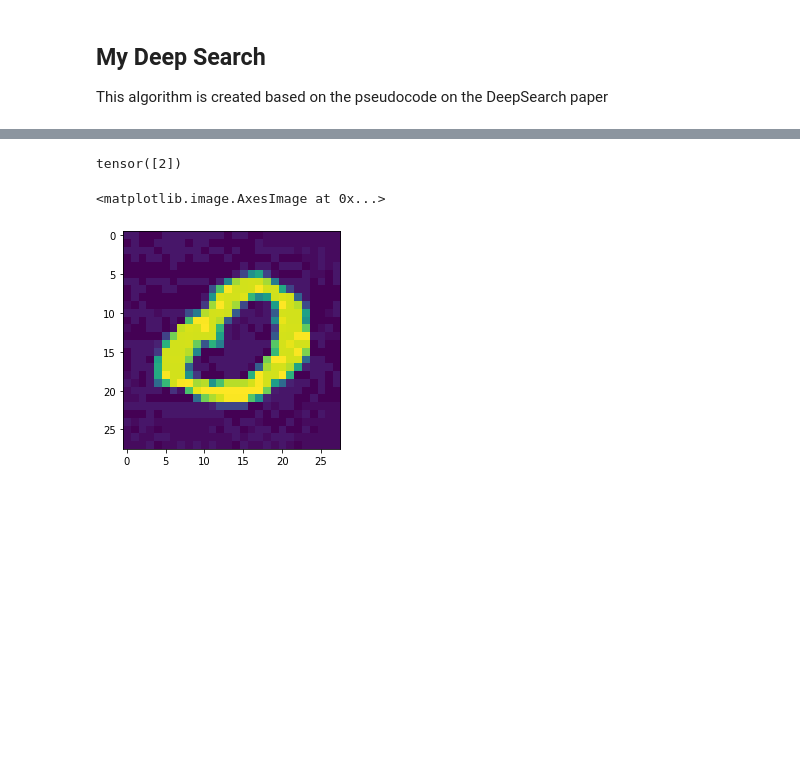
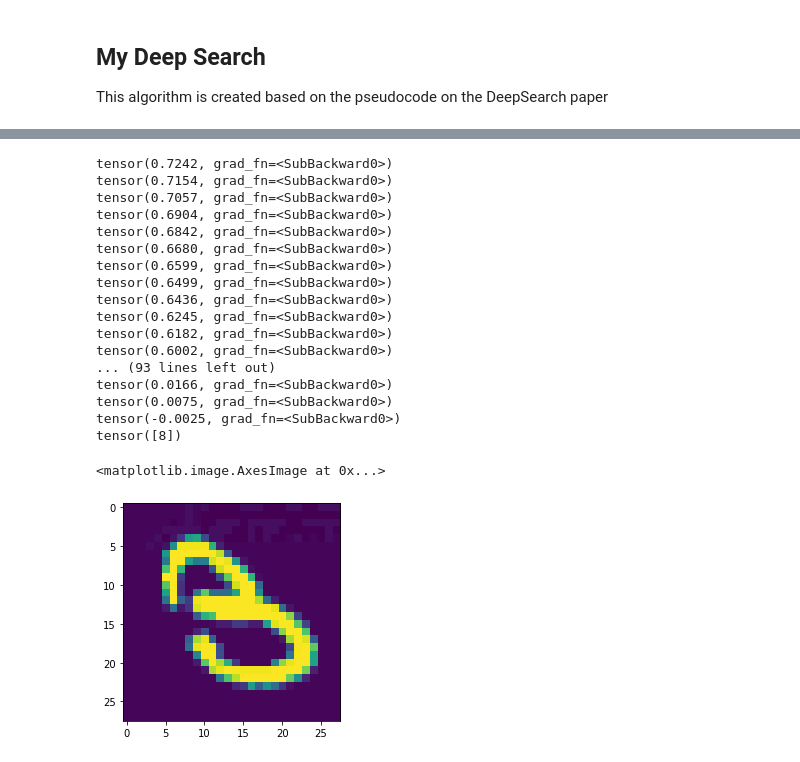
Before and after one commit to nokchalatte/adversarial-attack-alexnet, a Jupyter notebook: Deep_Search_Final.ipynb, the cells around one changed output, grey strips where cells are left out. Cells and saved outputs as stored; diff of their text form; code cells hidden in the pictures; blank space fills up the shorter version.

```diff
--- a/Deep_Search_Final.ipynb
+++ b/Deep_Search_Final.ipynb
@@ -38,16 +38,10 @@ torch.manual_seed(470)
 torch.cuda.manual_seed(470)
 
 args = edict()
-
-# basic options
-args.name = 'main'                   # experiment name.
-args.ckpt_dir = 'ckpts'              # checkpoint directory name.
-args.ckpt_iter = 10000               # how frequently checkpoints are saved.
-args.ckpt_reload = 'best'            # which checkpoint to re-load.
 args.gpu = True                      # whether or not to use gpu.
 
 # data options
-args.dataroot = 'dataset/mnist'    # where CIFAR10 images exist.
+args.dataroot = 'dataset/mnist'    # where MNIST images exist.
 args.batch_size = 128                # number of mini-batch size.
 
 # training options
@@ -471,30 +504,30 @@ def ApproxMax(x, f, interval):
       out = lower_x
   return out
 
-def ApproxMin(x, f, interval):
+def ApproxMin(x, f, model, interval, query, correct_class):
   x_size = x.size()
   x = x.view(-1)
   out = x
-  print('outside')
   for i in range(len(interval)):
-    before = f(out.view(x_size))
+    before, query = f(out.view(x_size), query)
     upper_x = out.clone()
     upper_x[i] = interval[i][1]
     lower_x = out.clone()
     lower_x[i] = interval[i][0]
-    # print(torch.all(new_xk.eq(x_k)))
-    if f(upper_x.view(x_size)) > f(lower_x.view(x_size)):
+    upper_x_f, query = f(upper_x.view(x_size), query)
+    lower_x_f, query = f(lower_x.view(x_size), query)
+    if upper_x_f > lower_x_f:
       new = lower_x
+      after = lower_x_f
     else:
       new = upper_x
-    after = f(new.view(x_size))
+      after = upper_x_f
     if after < before:
+      print(after)
       out = new
-      print("before")
-      print(before)
-      print("after")
-      print(after)
-  return out.view(x_size)
+    if after < 0 and multiclass_classify(model, x, query) == correct_class:
+      return out.view(x_size), query
+  return out.view(x_size), query
 
 # Assumption: if f(x) > 0, x is classified as class[0]
 def binary_classify(f, x):
@@ -625,9 +727,27 @@ tensor(-1.3711, grad_fn=<SubBackward0>)
 # %%
-# (success, image, calls) = ret
-res_output = model(res.view(1, 1, 28,28))
+sample_test = images[18].view(28, 28)
+(image_res, res, query) = DS_Multiclass(sample_test, model, 16/255, list(range(10)))
+res_output = model(image_res.view(1, 1, 28,28))
+# print(loop)
 print(res_output.argmax(1))
-plt.imshow(res.view(28, 28))
+plt.imshow(image_res.view(28, 28))
 # %% [output]
-tensor([2])
+tensor(0.7242, grad_fn=<SubBackward0>)
+tensor(0.7154, grad_fn=<SubBackward0>)
+tensor(0.7057, grad_fn=<SubBackward0>)
+tensor(0.6904, grad_fn=<SubBackward0>)
+tensor(0.6842, grad_fn=<SubBackward0>)
+tensor(0.6680, grad_fn=<SubBackward0>)
+tensor(0.6599, grad_fn=<SubBackward0>)
+tensor(0.6499, grad_fn=<SubBackward0>)
+tensor(0.6436, grad_fn=<SubBackward0>)
+tensor(0.6245, grad_fn=<SubBackward0>)
+tensor(0.6182, grad_fn=<SubBackward0>)
+tensor(0.6002, grad_fn=<SubBackward0>)
+... (93 lines left out)
+tensor(0.0166, grad_fn=<SubBackward0>)
+tensor(0.0075, grad_fn=<SubBackward0>)
+tensor(-0.0025, grad_fn=<SubBackward0>)
+tensor([8])
 <matplotlib.image.AxesImage at 0x...>
-[figure, old version]
+[figure, new version]
```
Also changed, not shown: parts of 12 cells of this notebook.
